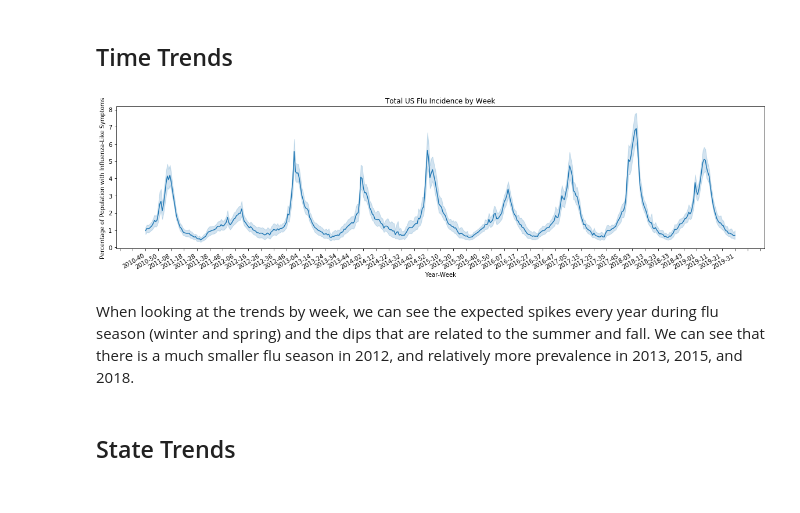
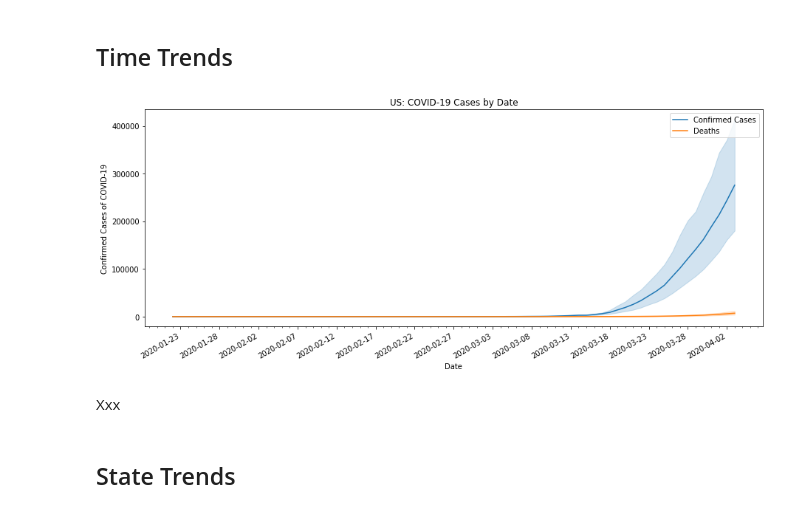
Before and after one commit to genevievelyons/covid-19-prediction, a Jupyter notebook: EDA/EDA_GL.ipynb, the cells around one changed output. Drawn from its saved outputs; the diff is of its cells as text; code cells hidden in the pictures.

Commit message:
data update

```diff
--- a/EDA/EDA_GL.ipynb
+++ b/EDA/EDA_GL.ipynb
@@ -33,19 +58,22 @@ data.loc['province_state' ==]
 # %% [markdown]
 ## Time Trends
 # %%
-fig, ax = plt.subplots(figsize = (20,5))
-sns.lineplot(x = data.time, y = data.wili, estimator = 'mean')
+fig, ax = plt.subplots(figsize = (15,6))
+sns.lineplot(x = data.date, y = data.confirmed, estimator = 'sum', label = 'Confirmed Cases')
+sns.lineplot(x = data.date, y = data.deaths, estimator = 'sum', label = 'Deaths')
 #Labels
-plt.title("Total US Flu Incidence by Week")
-plt.xlabel("Year-Week")
-plt.ylabel("Percentage of Population with Influenza-Like Symptoms")
+plt.title("US: COVID-19 Cases by Date")
+plt.xlabel("Date")
+plt.ylabel("Confirmed Cases of COVID-19")
 #Format x-axis
-ax.xaxis.set_major_locator(ticker.MultipleLocator(10))
+ax.xaxis.set_minor_locator(mdates.DayLocator(interval=1))
+ax.xaxis.set_major_locator(mdates.DayLocator(interval=5))
+ax.xaxis.set_major_formatter(mdates.DateFormatter('%Y-%m-%d'))
 fig.autofmt_xdate()
 plt.show();
 # %% [output]
-[figure, old version]
+[figure, new version]
-# %% [markdown]
-When looking at the trends by week, we can see the expected spikes every year during flu season (winter and spring) and the dips that are related to the summer and fall. We can see that there is a much smaller flu season in 2012, and relatively more prevalence in 2013, 2015, and 2018.
+# %% [markdown]
+Xxx
 # %% [markdown]
 ## State Trends
```
Also changed, not shown: parts of 10 cells of this notebook, 2 other files.
